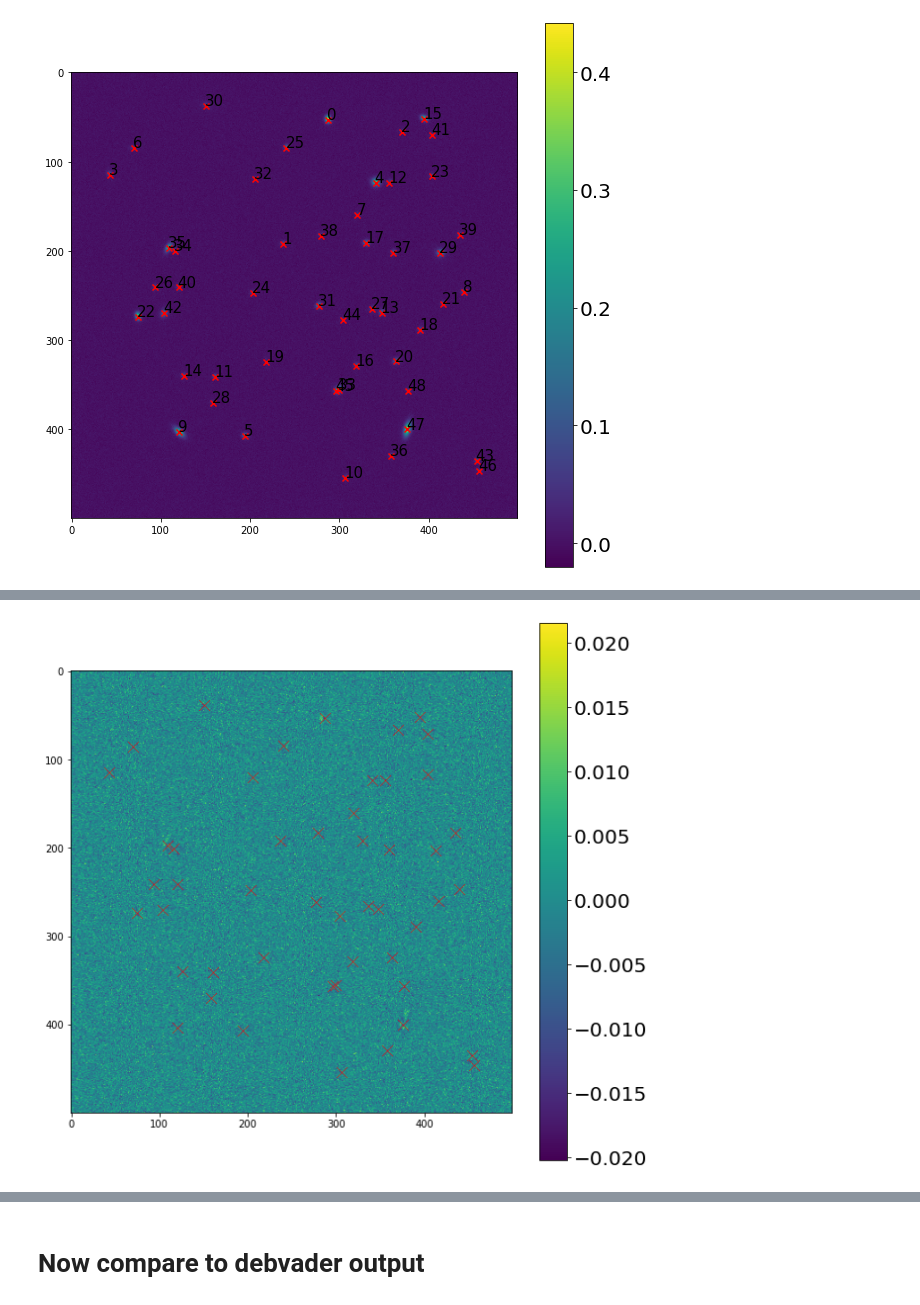
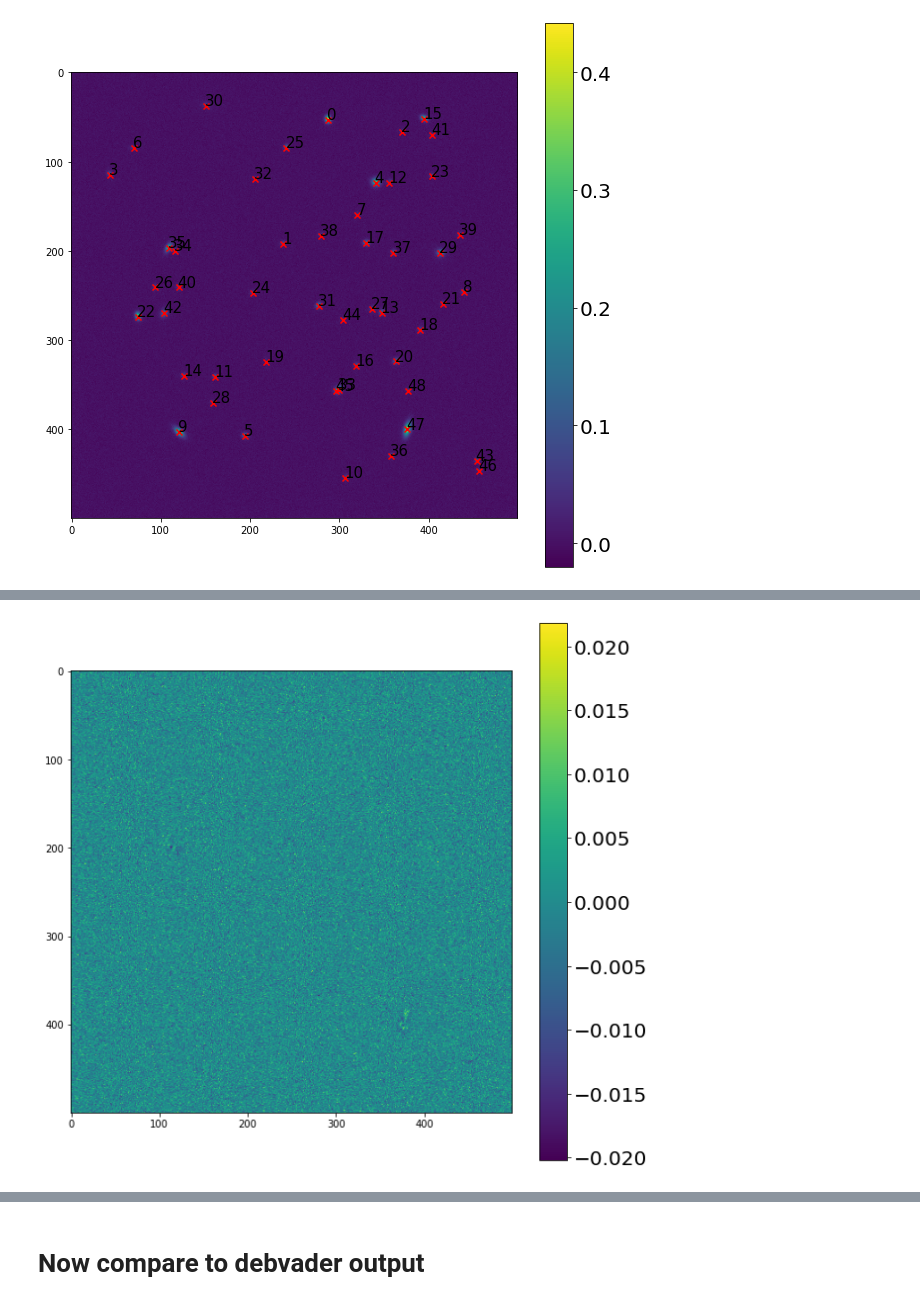
Before and after one commit to b-biswas/MADNESS-legacy, a Jupyter notebook: notebooks/test_simultaneous_deblending.ipynb, the cells around one changed output, grey strips where cells are left out. Cells and saved outputs as stored; diff of their text form; code cells hidden in the pictures.

```diff
--- a/notebooks/test_simultaneous_deblending.ipynb
+++ b/notebooks/test_simultaneous_deblending.ipynb
@@ -130,7 +130,7 @@ for i in range(len(blend['blend_list'][0])):
 
 deb = Deblend(blend['blend_images'][0]/80000,
               detected_positions,
-              lr=.075,
+              lr=.04,
               latent_dim=10,
               num_components=len(blend['blend_list'][0]),
               use_likelihood=True,
@@ -193,13 +188,13 @@ plt.show()
 # %%
 fig = plt.figure(figsize=(10,10))
 ax = fig.gca()
 padding_infos = deb.get_padding_infos()
-residual = deb.compute_residual(blend['blend_images'][0]/80000, padding_infos=padding_infos).numpy()
+residual = deb.compute_residual(blend['blend_images'][0]/80000, use_scatter_and_sub=True).numpy()
 #residual = np.transpose(deb.postage_stamp,
 im1 = ax.imshow(residual[:, :, 2])
 cbar =fig.colorbar(im1, ax=ax)
 cbar.ax.tick_params(labelsize=20)
-for i in range(len(blend['blend_list'][0])):
-    plt.scatter(blend['blend_list'][0]['x_peak'][i], blend['blend_list'][0]['y_peak'][i], marker="x", linewidths=.5, s=120, c="r")
+#for i in range(len(blend['blend_list'][0])):
+    #plt.scatter(blend['blend_list'][0]['x_peak'][i], blend['blend_list'][0]['y_peak'][i], marker="x", linewidths=.5, s=120, c="r")
 # %% [output]
-[figure, old version]
+[figure, new version]
```
Also changed, not shown: parts of 14 cells of this notebook.
